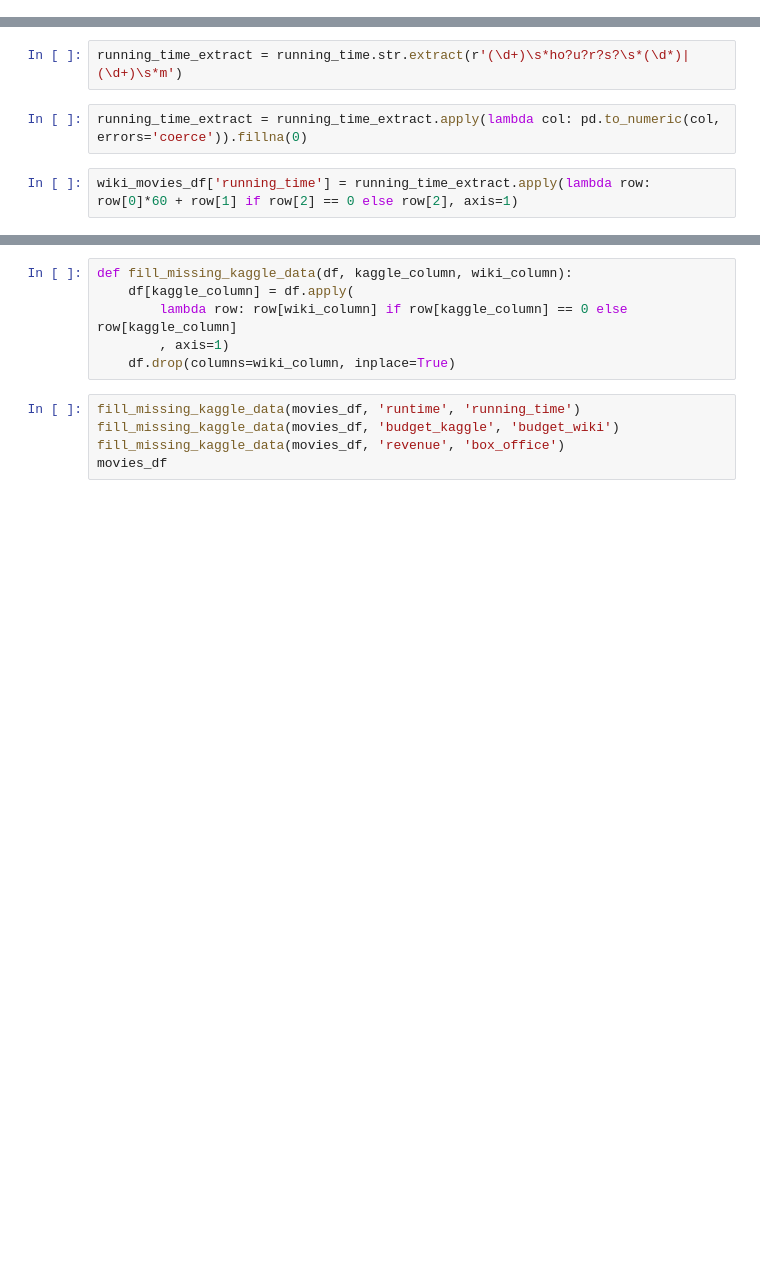
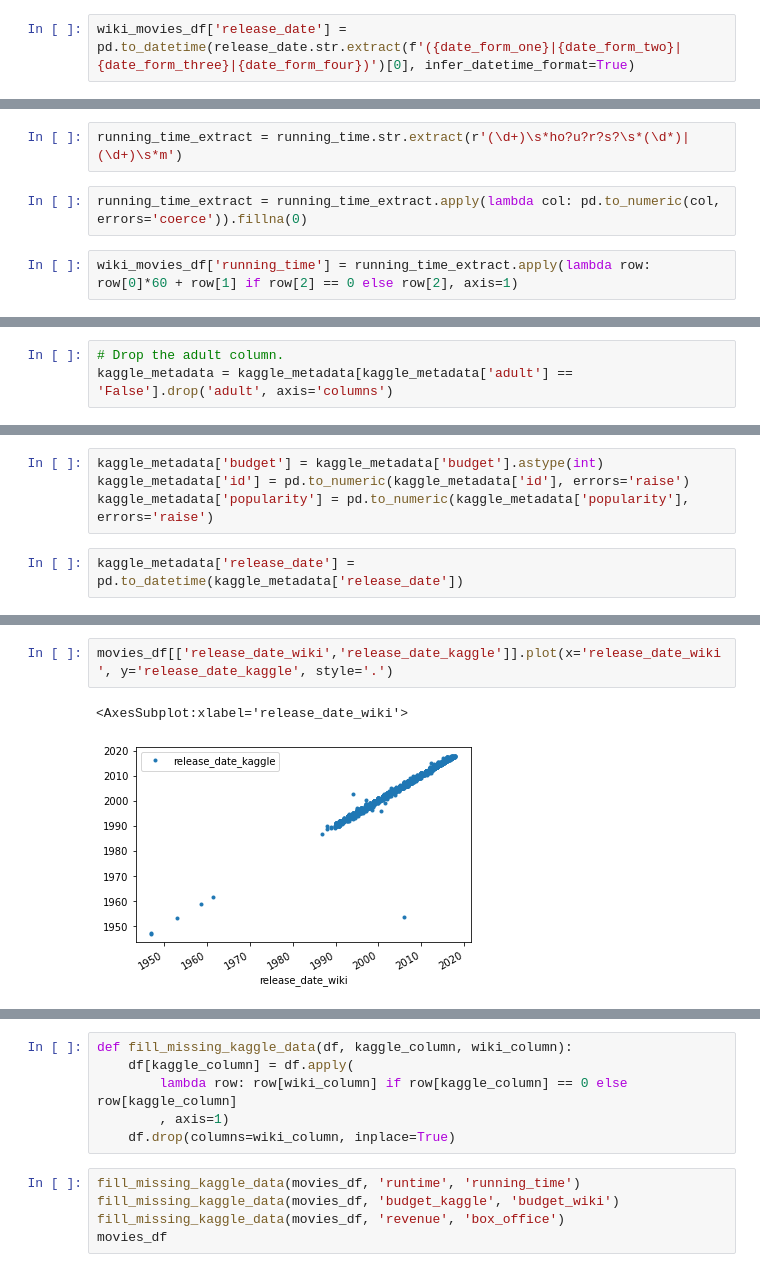
Before and after one commit to valeria100719/ETL_MOVIE, a Jupyter notebook: ETL_movie_practise.ipynb, the cells around one changed output, grey strips where cells are left out. Cells and saved outputs as stored; diff of their text form; blank space fills up the shorter version.

```diff
--- a/ETL_movie_practise.ipynb
+++ b/ETL_movie_practise.ipynb
@@ -221 +642,3 @@ wiki_movies_df.drop('Budget', axis=1, inplace=True)
+# %%
+wiki_movies_df['release_date'] = pd.to_datetime(release_date.str.extract(f'({date_form_one}|{date_form_two}|{date_form_three}|{date_form_four})')[0], infer_datetime_format=True)
 # %%
@@ -245,2 +742,5 @@ kaggle_metadata[~kaggle_metadata['adult'].isin(['True','False'])]
+# %%
+# Drop the adult column.
+kaggle_metadata = kaggle_metadata[kaggle_metadata['adult'] == 'False'].drop('adult', axis='columns')
 # %%
 kaggle_metadata['video'].value_counts()
@@ -251,3 +753,9 @@ kaggle_metadata['video'] == 'True'
 kaggle_metadata['video'] = kaggle_metadata['video'] == 'True'
+# %%
+kaggle_metadata['budget'] = kaggle_metadata['budget'].astype(int)
+kaggle_metadata['id'] = pd.to_numeric(kaggle_metadata['id'], errors='raise')
+kaggle_metadata['popularity'] = pd.to_numeric(kaggle_metadata['popularity'], errors='raise')
+# %%
+kaggle_metadata['release_date'] = pd.to_datetime(kaggle_metadata['release_date'])
 # %%
 ratings.info(null_counts=True)
@@ -278,0 +897,5 @@ movies_df.fillna(0)[movies_df['box_office'] < 10**9].plot(x='box_office', y='rev
+# %%
+movies_df[['release_date_wiki','release_date_kaggle']].plot(x='release_date_wiki', y='release_date_kaggle', style='.')
+# %% [output]
+<AxesSubplot:xlabel='release_date_wiki'>
+[figure, added]
```
Also changed, not shown: parts of 119 cells of this notebook.
